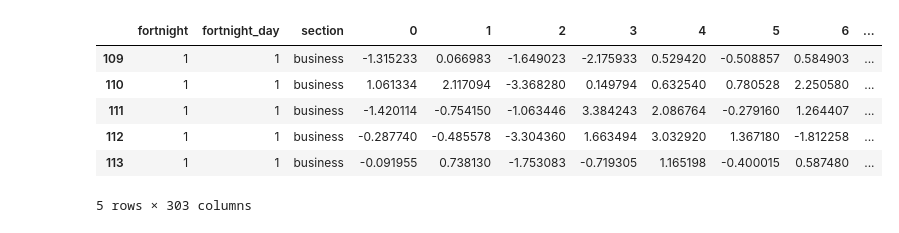
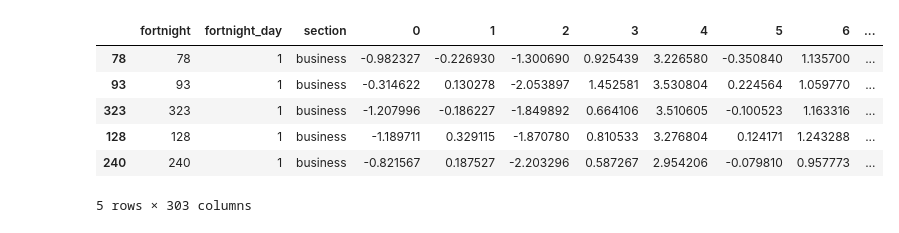
Before and after one commit to vtpaiva/tradinho-bot, a Jupyter notebook: model.ipynb, the cells around one changed output. Saved outputs shown, nothing was run; the diff lists cells and outputs as text; code cells hidden in the pictures.

```diff
--- a/model.ipynb
+++ b/model.ipynb
@@ -63,23 +75,20 @@ headlines.tail()
-# %%
-split_date = round(385 * 2/3)
-
-df_train, df_test = headlines[(headlines['fortnight'] < split_date) & (headlines['fortnight'] > 0)], headlines[headlines['fortnight'] >= split_date]
-
-X_train, y_train = df_train.iloc[:, :-1], df_train['diff']
-X_test, y_test = df_test.iloc[:, :-1], df_test['diff']
-
-X_train.columns = X_train.columns.astype(str)
-X_test.columns = X_test.columns.astype(str)
-
-X_train.head()
-# %% [output]
-|  | fortnight | fortnight_day | section | 0 | 1 | 2 | 3 | 4 | 5 | 6 | ... |
-| 109 | 1 | 1 | business | -1.315233 | 0.066983 | -1.649023 | -2.175933 | 0.529420 | -0.508857 | 0.584903 | ... |
-| 110 | 1 | 1 | business | 1.061334 | 2.117094 | -3.368280 | 0.149794 | 0.632540 | 0.780528 | 2.250580 | ... |
-| 111 | 1 | 1 | business | -1.420114 | -0.754150 | -1.063446 | 3.384243 | 2.086764 | -0.279160 | 1.264407 | ... |
-| 112 | 1 | 1 | business | -0.287740 | -0.485578 | -3.304360 | 1.663494 | 3.032920 | 1.367180 | -1.812258 | ... |
-| 113 | 1 | 1 | business | -0.091955 | 0.738130 | -1.753083 | -0.719305 | 1.165198 | -0.400015 | 0.587480 | ... |
-5 rows × 303 columns
+# %%
+train, test = train_test_split(headlines, test_size=0.33, shuffle=True, stratify=headlines.up)
+
+X_train, y_train_class, y_train_reg = train.iloc[:, :-2], train['up'], train['diff']
+X_test, y_test_class, y_test_reg = test.iloc[:, :-2], test['up'], test['diff']
+
+X_train.columns, X_test.columns = X_train.columns.astype(str), X_test.columns.astype(str)
+
+X_train.head()
+# %% [output]
+|  | fortnight | fortnight_day | section | 0 | 1 | 2 | 3 | 4 | 5 | 6 | ... |
+| 78 | 78 | 1 | business | -0.982327 | -0.226930 | -1.300690 | 0.925439 | 3.226580 | -0.350840 | 1.135700 | ... |
+| 93 | 93 | 1 | business | -0.314622 | 0.130278 | -2.053897 | 1.452581 | 3.530804 | 0.224564 | 1.059770 | ... |
+| 323 | 323 | 1 | business | -1.207996 | -0.186227 | -1.849892 | 0.664106 | 3.510605 | -0.100523 | 1.163316 | ... |
+| 128 | 128 | 1 | business | -1.189711 | 0.329115 | -1.870780 | 0.810533 | 3.276804 | 0.124171 | 1.243288 | ... |
+| 240 | 240 | 1 | business | -0.821567 | 0.187527 | -2.203296 | 0.587267 | 2.954206 | -0.079810 | 0.957773 | ... |
+5 rows × 303 columns
 # %%
 colunas_numericas = X_train.select_dtypes(include='number').columns
 
```
Also changed, not shown: parts of 16 cells of this notebook, 3 other files.
